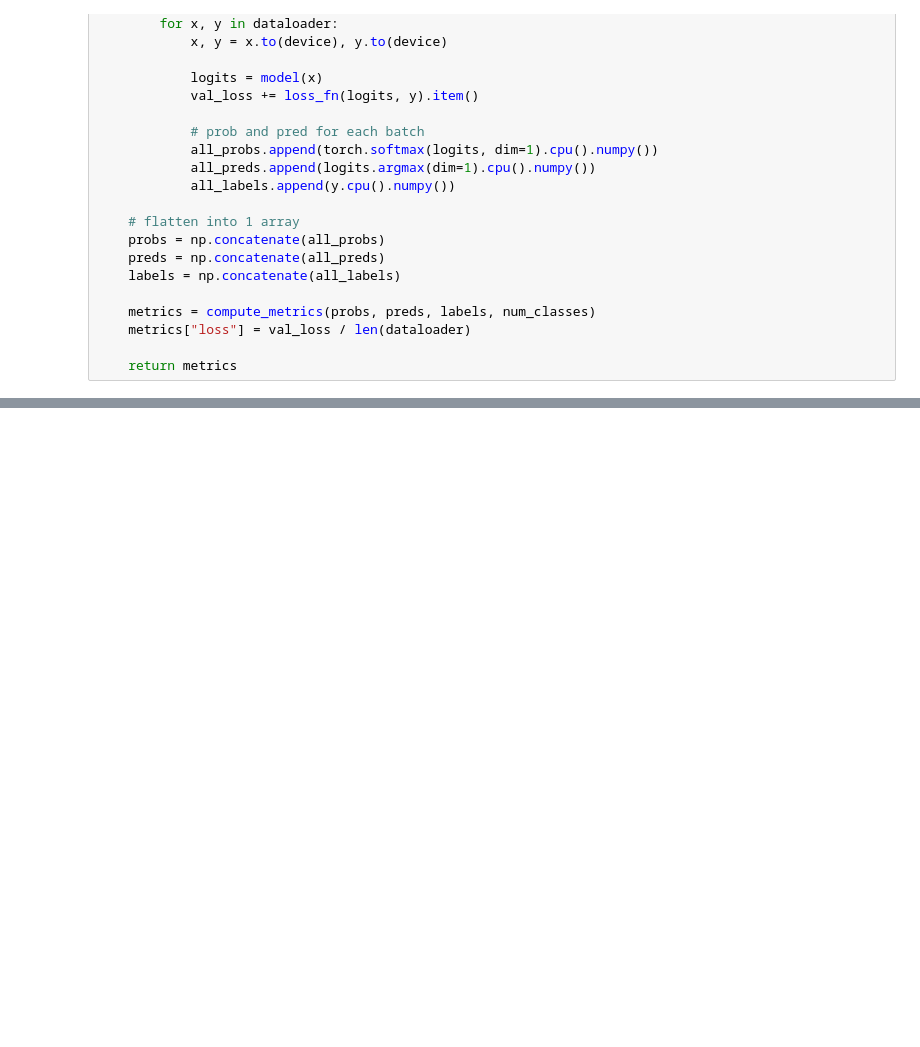
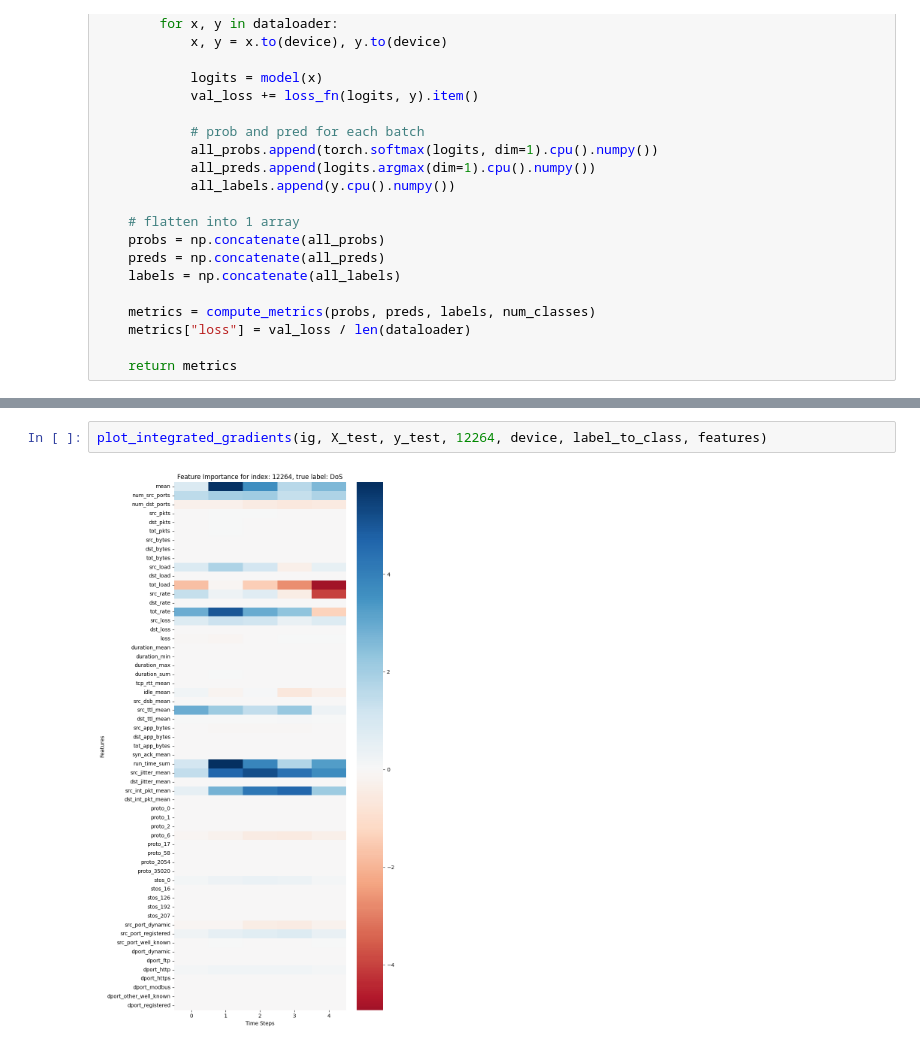
Before and after one commit to yjiahao/network-traffic-classification, a Jupyter notebook: src/model/cnn.ipynb, the cells around one changed output, grey strips where cells are left out. Saved outputs shown, nothing was run; the diff lists cells and outputs as text; blank space fills up the shorter version.

```diff
--- a/src/model/cnn.ipynb
+++ b/src/model/cnn.ipynb
@@ -310,0 +435,4 @@ weighted avg     0.9992    0.9975    0.9982     47364
+# %%
+plot_integrated_gradients(ig, X_test, y_test, 12264, device, label_to_class, features)
+# %% [output]
+[figure, added]
```
Also changed, not shown: parts of 12 cells of this notebook.
